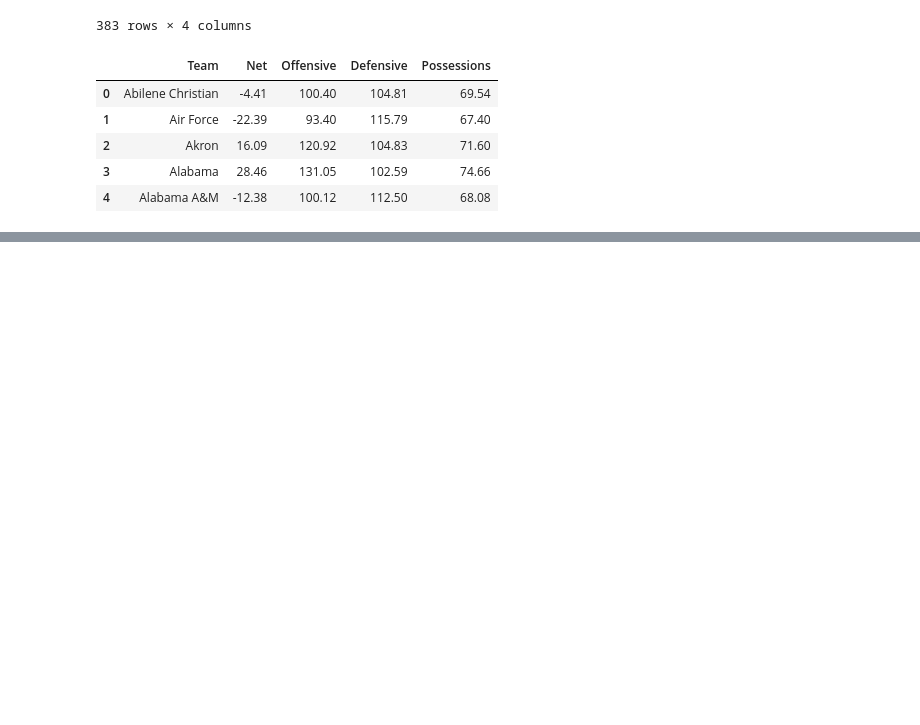
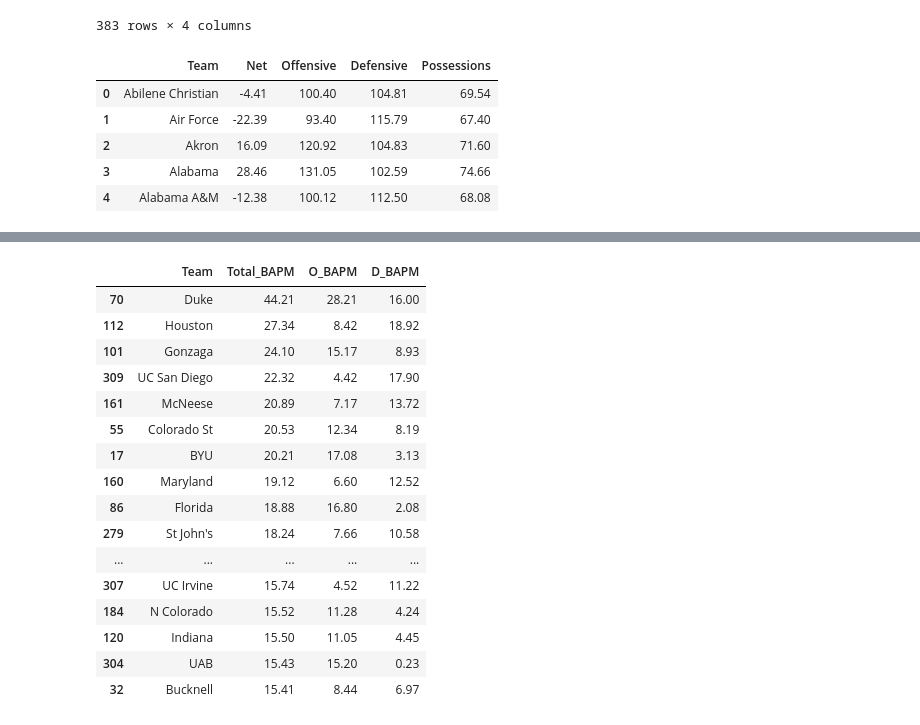
Before and after one commit to jagrest2/agrest-analytics, a Jupyter notebook: app/test.ipynb, the cells around one changed output, grey strips where cells are left out. Drawn from its saved outputs; the diff is of its cells as text; code cells hidden in the pictures; blank space fills up the shorter version.

```diff
--- a/app/test.ipynb
+++ b/app/test.ipynb
@@ -241,0 +2201,4 @@ df_combine.to_csv('output2.csv', index=False)
+# %%
+import pandas as pd
+df = pd.read_csv('final_season_bapm_ratings.csv')
+df.head()
@@ -241,0 +2212,27 @@ df_combine.to_csv('output2.csv', index=False)
+# %%
+total = df.groupby("Team")["Total_BAPM"].sum().reset_index()
+offense = df.groupby("Team")["O_BAPM"].sum().reset_index()
+defense = df.groupby("Team")["D_BAPM"].sum().reset_index()
+# Chain the merges together
+df_merged = pd.merge(pd.merge(total, offense, on='Team', how='inner'), defense, on='Team', how='inner')
+df_merged = round(df_merged, 2)
+#df_merged.to_csv("team_bapm_25")
+df_merged.sort_values('Total_BAPM', ascending = False).head(20)
+# %% [output]
+|  | Team | Total_BAPM | O_BAPM | D_BAPM |
+| 70 | Duke | 44.21 | 28.21 | 16.00 |
+| 112 | Houston | 27.34 | 8.42 | 18.92 |
+| 101 | Gonzaga | 24.10 | 15.17 | 8.93 |
+| 309 | UC San Diego | 22.32 | 4.42 | 17.90 |
+| 161 | McNeese | 20.89 | 7.17 | 13.72 |
+| 55 | Colorado St | 20.53 | 12.34 | 8.19 |
+| 17 | BYU | 20.21 | 17.08 | 3.13 |
+| 160 | Maryland | 19.12 | 6.60 | 12.52 |
+| 86 | Florida | 18.88 | 16.80 | 2.08 |
+| 279 | St John's | 18.24 | 7.66 | 10.58 |
+| ... | ... | ... | ... | ... |
+| 307 | UC Irvine | 15.74 | 4.52 | 11.22 |
+| 184 | N Colorado | 15.52 | 11.28 | 4.24 |
+| 120 | Indiana | 15.50 | 11.05 | 4.45 |
+| 304 | UAB | 15.43 | 15.20 | 0.23 |
+| 32 | Bucknell | 15.41 | 8.44 | 6.97 |
```
Also changed, not shown: parts of 15 cells of this notebook, 22 other files.
